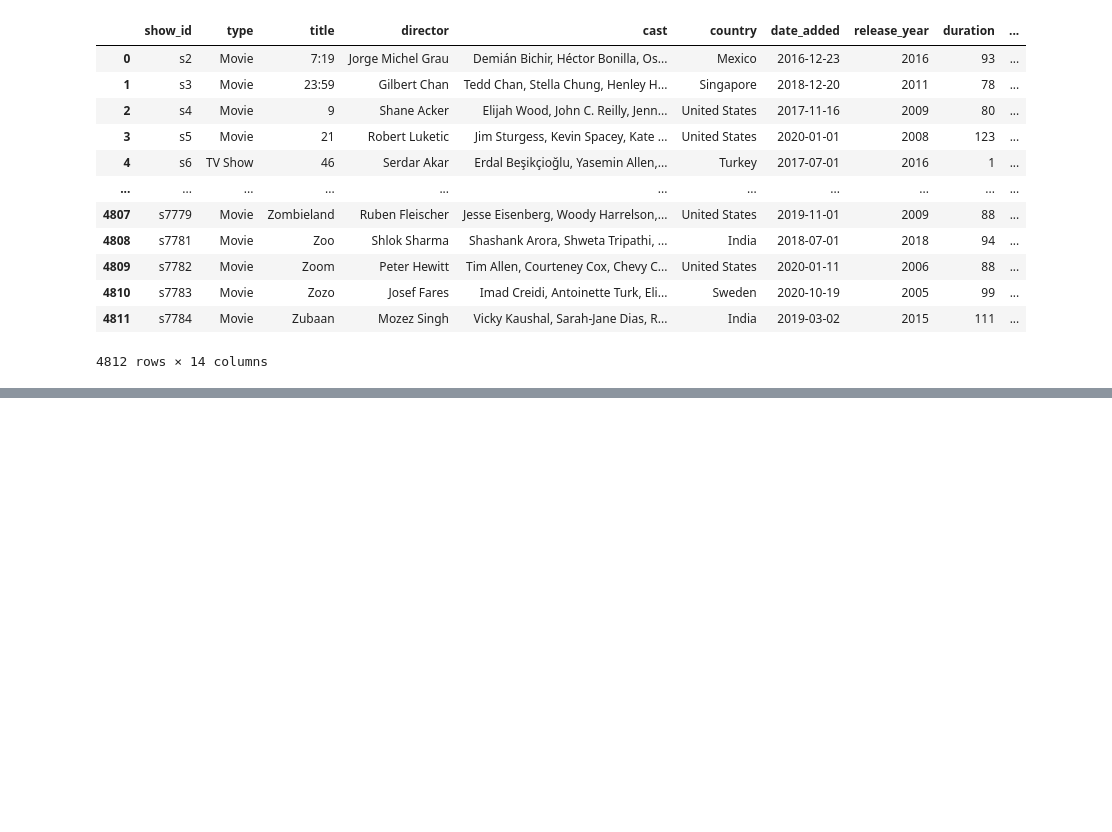
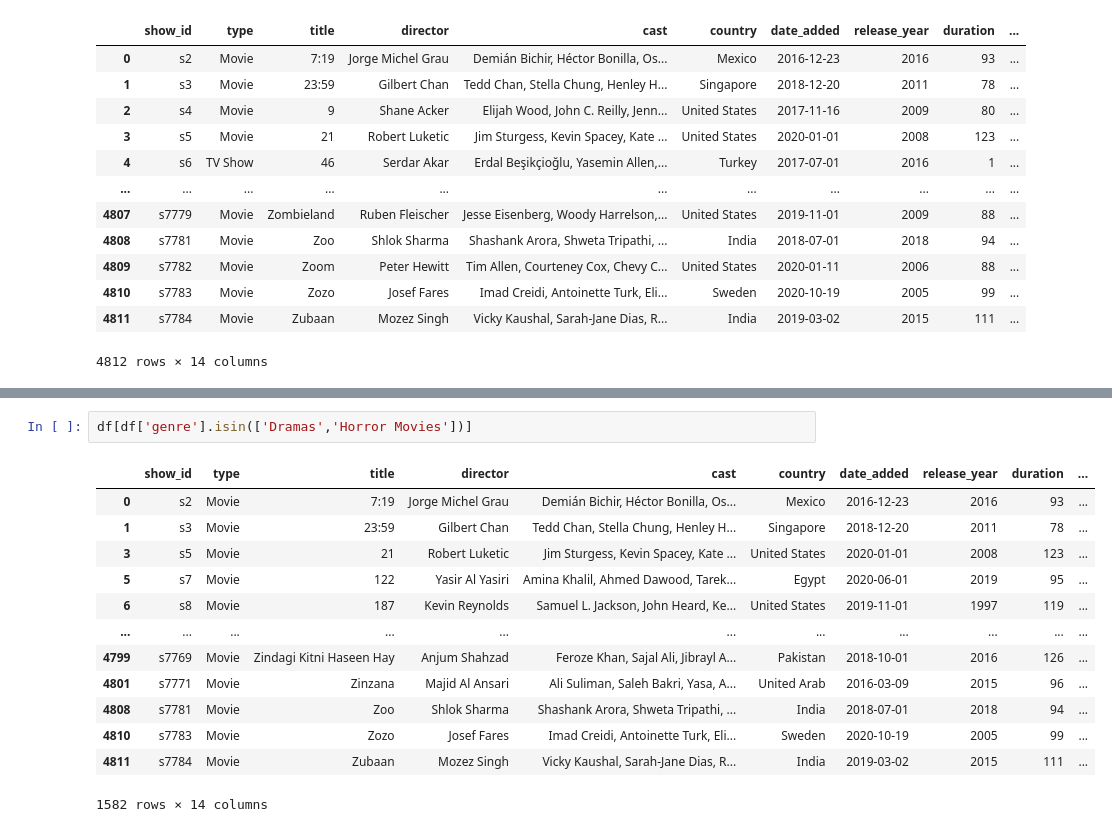
Before and after one commit to Anish-shakya/Python-Learning, a Jupyter notebook: Pandas/Data_Manipulation.ipynb, the cells around one changed output, grey strips where cells are left out. Saved outputs shown, nothing was run; the diff lists cells and outputs as text; blank space fills up the shorter version.

```diff
--- a/Pandas/Data_Manipulation.ipynb
+++ b/Pandas/Data_Manipulation.ipynb
@@ -493,0 +546,16 @@ df
+# %%
+df[df['genre'].isin(['Dramas','Horror Movies'])]
+# %% [output]
+|  | show_id | type | title | director | cast | country | date_added | release_year | duration | ... |
+| 0 | s2 | Movie | 7:19 | Jorge Michel Grau | Demián Bichir, Héctor Bonilla, Os... | Mexico | 2016-12-23 | 2016 | 93 | ... |
+| 1 | s3 | Movie | 23:59 | Gilbert Chan | Tedd Chan, Stella Chung, Henley H... | Singapore | 2018-12-20 | 2011 | 78 | ... |
+| 3 | s5 | Movie | 21 | Robert Luketic | Jim Sturgess, Kevin Spacey, Kate ... | United States | 2020-01-01 | 2008 | 123 | ... |
+| 5 | s7 | Movie | 122 | Yasir Al Yasiri | Amina Khalil, Ahmed Dawood, Tarek... | Egypt | 2020-06-01 | 2019 | 95 | ... |
+| 6 | s8 | Movie | 187 | Kevin Reynolds | Samuel L. Jackson, John Heard, Ke... | United States | 2019-11-01 | 1997 | 119 | ... |
+| ... | ... | ... | ... | ... | ... | ... | ... | ... | ... | ... |
+| 4799 | s7769 | Movie | Zindagi Kitni Haseen Hay | Anjum Shahzad | Feroze Khan, Sajal Ali, Jibrayl A... | Pakistan | 2018-10-01 | 2016 | 126 | ... |
+| 4801 | s7771 | Movie | Zinzana | Majid Al Ansari | Ali Suliman, Saleh Bakri, Yasa, A... | United Arab | 2016-03-09 | 2015 | 96 | ... |
+| 4808 | s7781 | Movie | Zoo | Shlok Sharma | Shashank Arora, Shweta Tripathi, ... | India | 2018-07-01 | 2018 | 94 | ... |
+| 4810 | s7783 | Movie | Zozo | Josef Fares | Imad Creidi, Antoinette Turk, Eli... | Sweden | 2020-10-19 | 2005 | 99 | ... |
+| 4811 | s7784 | Movie | Zubaan | Mozez Singh | Vicky Kaushal, Sarah-Jane Dias, R... | India | 2019-03-02 | 2015 | 111 | ... |
+1582 rows × 14 columns
```
Also changed, not shown: parts of 3 cells of this notebook.
